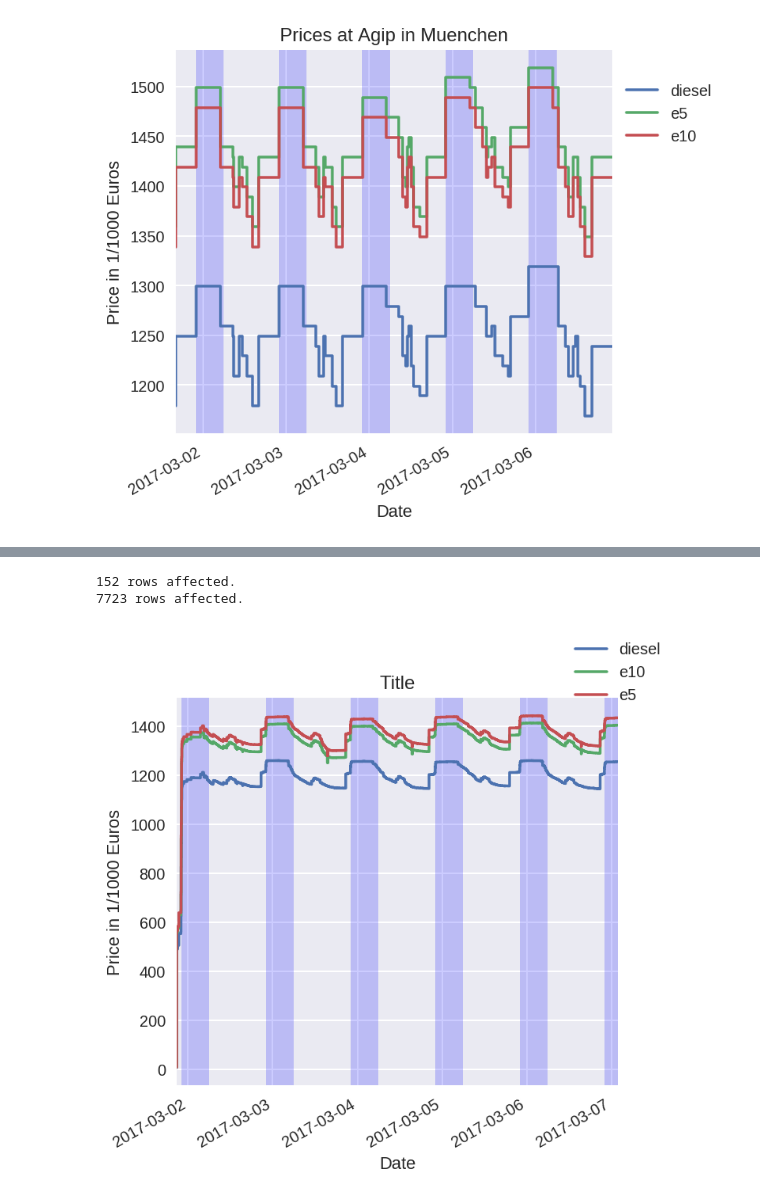
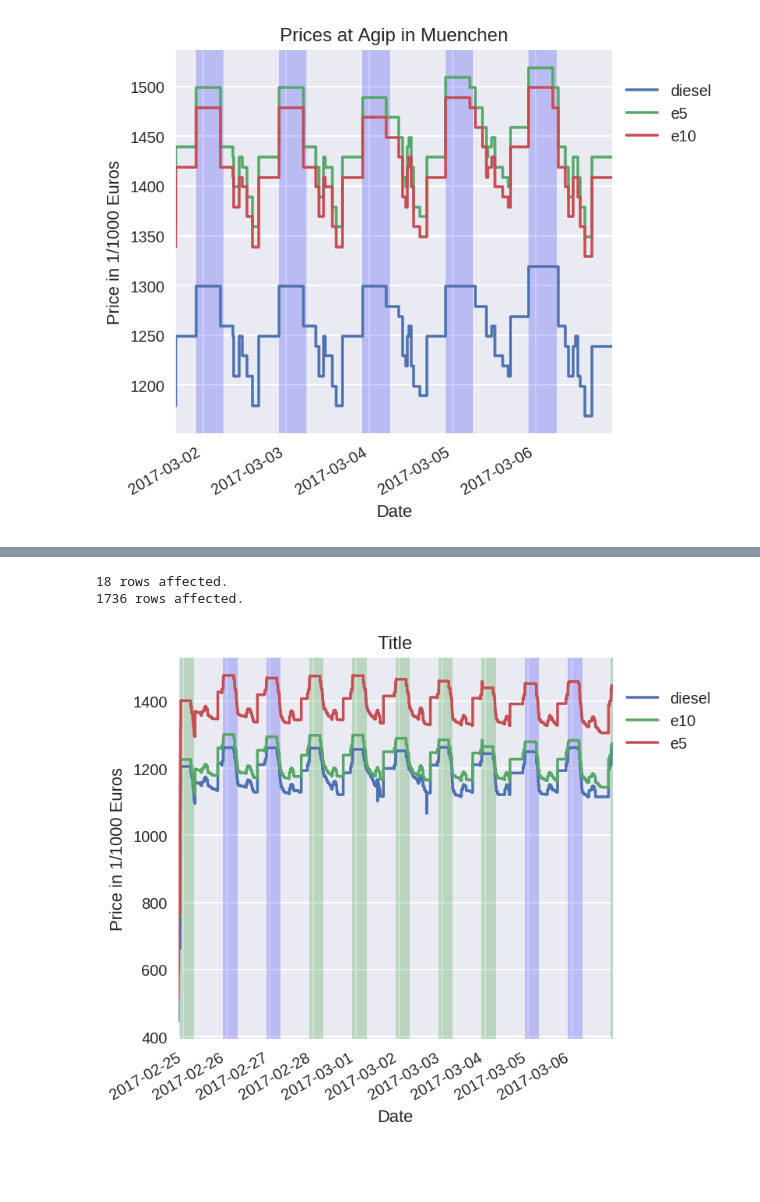
Before and after one commit to stoman/gasprices, a Jupyter notebook: Gas Stations.ipynb, the cells around one changed output, grey strips where cells are left out. Saved outputs shown, nothing was run; the diff lists cells and outputs as text; code cells hidden in the pictures; blank space fills up the shorter version.

```diff
--- a/Gas Stations.ipynb
+++ b/Gas Stations.ipynb
@@ -214,5 +258,5 @@ plot_prices("f96b0d2b-c33b-4d8e-a08b-6a9e2f3c657a")
 # %%
-def plot_city(city, start=datetime.now() - timedelta(days=9), end=datetime.now(), title="Title"):
+def plot_city(city, start=datetime.now() - timedelta(days=14), end=datetime.now(), title="Title", nightstart=22, nightend=6):
     #find information about the gas stations at the database
     station_information = %sql SELECT * FROM gas_station WHERE place = '$city'
     stations = station_information.DataFrame()
@@ -230,35 +274,35 @@ def plot_city(city, start=datetime.now() - timedelta(days=9), end=datetime.now()
 
     #save mean prices
     mean_prices = pd.DataFrame({
         "date": pd.Series(dtype="datetime64[ns]"),
         "diesel": pd.Series(dtype="float64"),
         "e5": pd.Series(dtype="float64"),
         "e10": pd.Series(dtype="float64")
     }).set_index("date")
 
     #read price changes
     for idx, change in history.iterrows():
         for fuel_type in ["diesel", "e5", "e10"]:
             current_prices.loc[change["stid"]][fuel_type] = change[fuel_type]
             mean_prices.loc[change["date"]] = current_prices.mean().set_value("date", change["date"])
 
     #create the plot
     ax = mean_prices.plot(drawstyle="steps", title=title)
     ax.set_ylabel("Price in 1/1000 Euros")
     ax.set_xlabel("Date")
 
     #highlight nighttimes
     mindate = history["date"].min()
     startdate = datetime(mindate.year, mindate.month, mindate.day) - timedelta(days=1)
     maxdate = history["date"].max()
     enddate = datetime(maxdate.year, maxdate.month, maxdate.day) + timedelta(days=1)
     while startdate < enddate:
-        ax.axvspan(startdate + timedelta(hours=nightstart), startdate + timedelta(hours=24 + nightend), facecolor='b', alpha=0.2)
+        ax.axvspan(startdate + timedelta(hours=nightstart), startdate + timedelta(hours=24 + nightend), facecolor="g" if startdate.weekday() < 5 else "b", alpha=0.2)
         startdate += timedelta(days=1)
     ax.legend(bbox_to_anchor=(1., .95))
 
-plot_city("Berlin")
+plot_city("Kassel")
 # %% [output]
-152 rows affected.
-7723 rows affected.
+18 rows affected.
+1736 rows affected.
-[figure, old version]
+[figure, new version]
```
Also changed, not shown: parts of 2 cells of this notebook, 3 other files.
